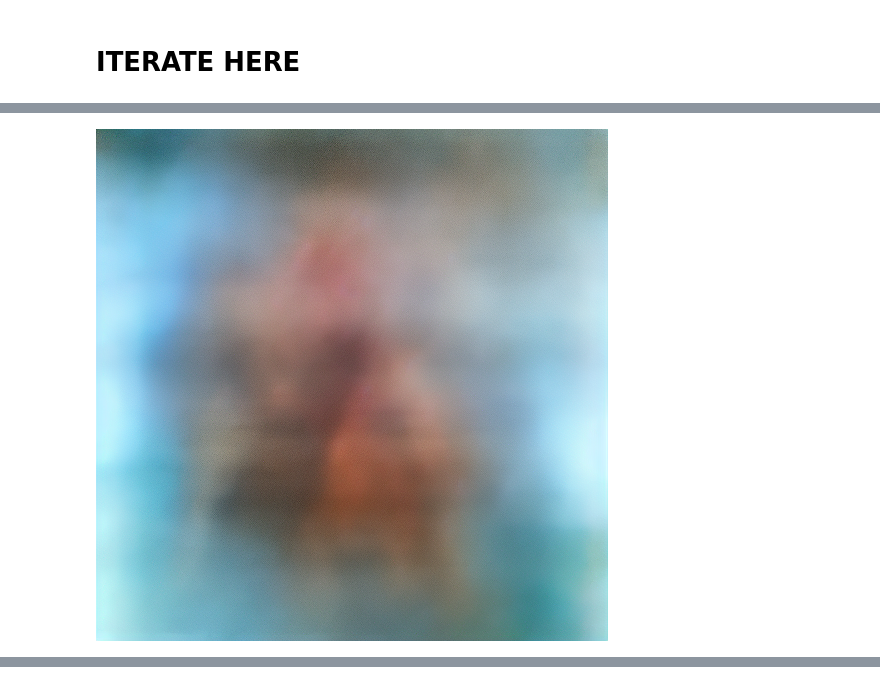
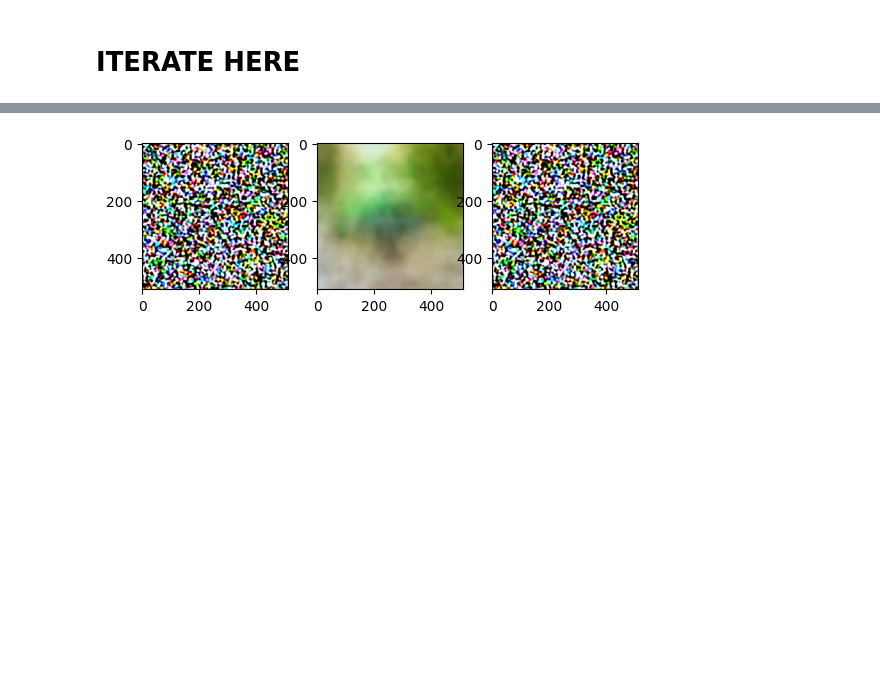
Before and after one commit to QUT-GenAI-Lab/genai-explained, a Jupyter notebook: notebooks/EXTRA_stable-diffusion-output-playground.ipynb, the cells around one changed output, grey strips where cells are left out. Saved outputs shown, nothing was run; the diff lists cells and outputs as text; code cells hidden in the pictures; blank space fills up the shorter version.

```diff
--- a/notebooks/EXTRA_stable-diffusion-output-playground.ipynb
+++ b/notebooks/EXTRA_stable-diffusion-output-playground.ipynb
@@ -269,4 +347,0 @@ output[1][-1]
-# %%
-output[1][0]
-# %% [output]
-[figure, removed]
@@ -272,0 +352,24 @@ output[1][0]
+# %%
+
+
+fig, ax = plt.subplots(1,3)
+
+%matplotlib inline
+
+def animate(t):
+    if t % 2:
+        ax[0].imshow(output[0][int(np.round(t/2))])
+        ax[1].imshow(output[1][int(np.round(t/2))])
+        ax[2].imshow(output[1][int(np.round(t/2))])
+    else:
+        ax[0].imshow(output[0][int(t/2)])
+        ax[1].imshow(output[1][int(t/2)])
+        ax[2].imshow(output[0][int(t/2)])
+
+
+
+ani = matplotlib.animation.FuncAnimation(fig, animate, frames=len(output[1])*2-2, interval = 500)
+
+
+HTML(ani.to_html5_video())
+# %% [output]
@@ -273,3 +377,4 @@ output[1][0]
+[figure, added]
 # %%
 #if you like it - save the outputs here. NOTE: YOUR OUTPUTS WILL OVERWRITE IF YOU HAVEN'T CHANGED THE TEXT_INPUT AND/OR SEED VARIABLES.
 save_outputs(output, output_dir)
```
Also changed, not shown: parts of 5 cells of this notebook.
